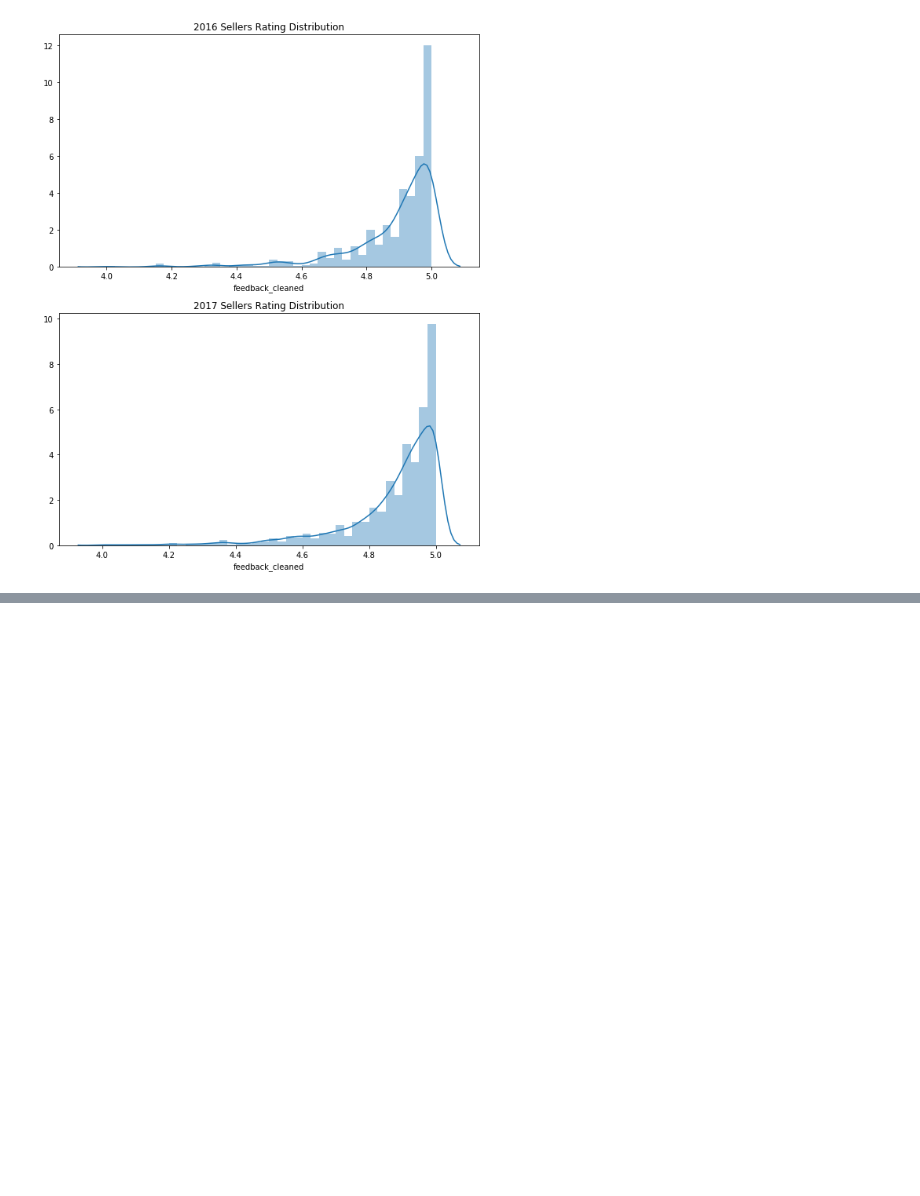
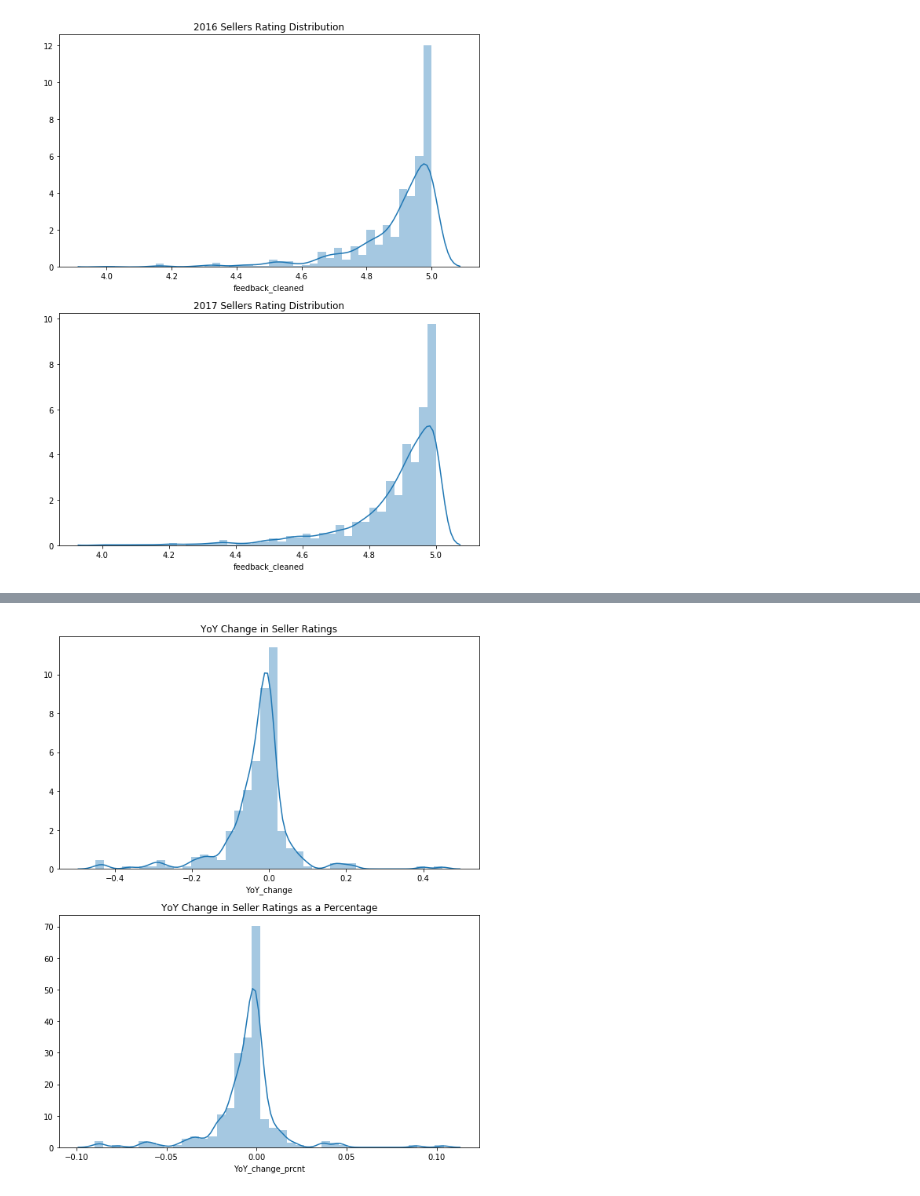
Before and after one commit to Morgan-Sell/darknet-economics, a Jupyter notebook: sellers_data_process_feat_eng.ipynb, the cells around one changed output, grey strips where cells are left out. Drawn from its saved outputs; the diff is of its cells as text; code cells hidden in the pictures; blank space fills up the shorter version.

Commit message:
chore(): Started processing data and engineering features for Sellers. Will further analyze venders that increased ratings from 2016 to 2017.

```diff
--- a/sellers_data_process_feat_eng.ipynb
+++ b/sellers_data_process_feat_eng.ipynb
@@ -164,0 +232,3 @@ plt.tight_layout();
+# %%
+unique_sellers16 = sellers16_v2['seller_name']
+unique_sellers17 = sellers17_v2['seller_name']
@@ -164,0 +241,3 @@ plt.tight_layout();
+# %%
+sellers_in_16_and_17 = pd.Series(list(set(unique_sellers16).intersection(set(unique_sellers17))))
+print('# - Sellers in BOTH 2016 and 2017: ', len(sellers_in_16_and_17))
@@ -164,0 +252,21 @@ plt.tight_layout();
+# %%
+sellers_intersect_df = pd.DataFrame()
+sellers_intersect_df['name'] = sellers_in_16_and_17
+
+cols_to_drop = ['seqNo', 'seller_name', 'member_since', 'pgp', 'description', 'feedback_cleaned']
+
+# merge 2016
+sellers_intersect_df = pd.merge(sellers_intersect_df, sellers16_v2, how='inner', left_on='name', right_on='seller_name')
+sellers_intersect_df.drop(cols_to_drop, axis=1, inplace=True)
+sellers_intersect_df.rename({'positive_feedbacks' : '2016_rating'}, axis=1, inplace=True)
+sellers_intersect_df['2016_rating'] = sellers_intersect_df['2016_rating'].apply(lambda x: convert_str_to_float(x))
+
+# merge 2017
+sellers_intersect_df = pd.merge(sellers_intersect_df, sellers17_v2, how='inner', left_on='name', right_on='seller_name')
+sellers_intersect_df.drop(cols_to_drop, axis=1, inplace=True)
+sellers_intersect_df.rename({'positive_feedbacks' : '2017_rating'}, axis=1, inplace=True)
+sellers_intersect_df['2017_rating'] = sellers_intersect_df['2017_rating'].apply(lambda x: convert_str_to_float(x))
+
+# Add features
+sellers_intersect_df['YoY_change'] = sellers_intersect_df['2017_rating'] - sellers_intersect_df['2016_rating']
+sellers_intersect_df['YoY_change_prcnt'] = sellers_intersect_df['YoY_change'] / sellers_intersect_df['2016_rating']
@@ -164,0 +287,12 @@ plt.tight_layout();
+# %%
+fig, (ax1, ax2) = plt.subplots(2, 1, figsize=(8, 10))
+
+sns.distplot(sellers_intersect_df['YoY_change'], bins= 40, ax=ax1)
+ax1.set_title('YoY Change in Seller Ratings')
+
+sns.distplot(sellers_intersect_df['YoY_change_prcnt'], bins= 40, ax=ax2)
+ax2.set_title('YoY Change in Seller Ratings as a Percentage')
+
+plt.tight_layout();
+# %% [output]
+[figure, added]
```
Also changed, not shown: parts of 13 cells of this notebook.
